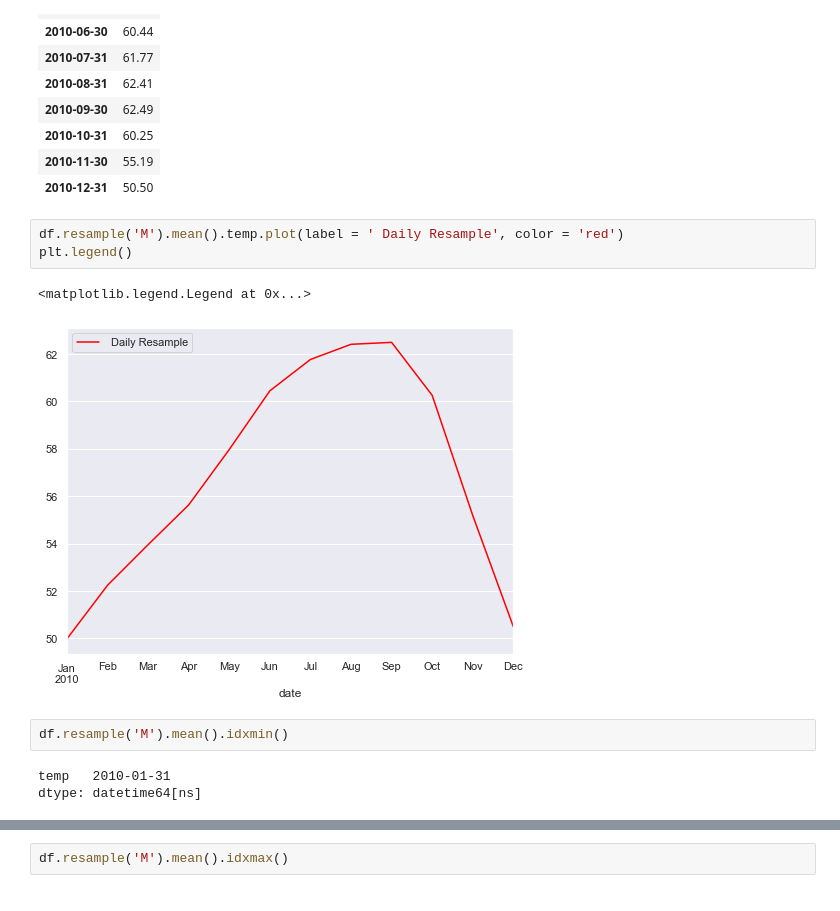
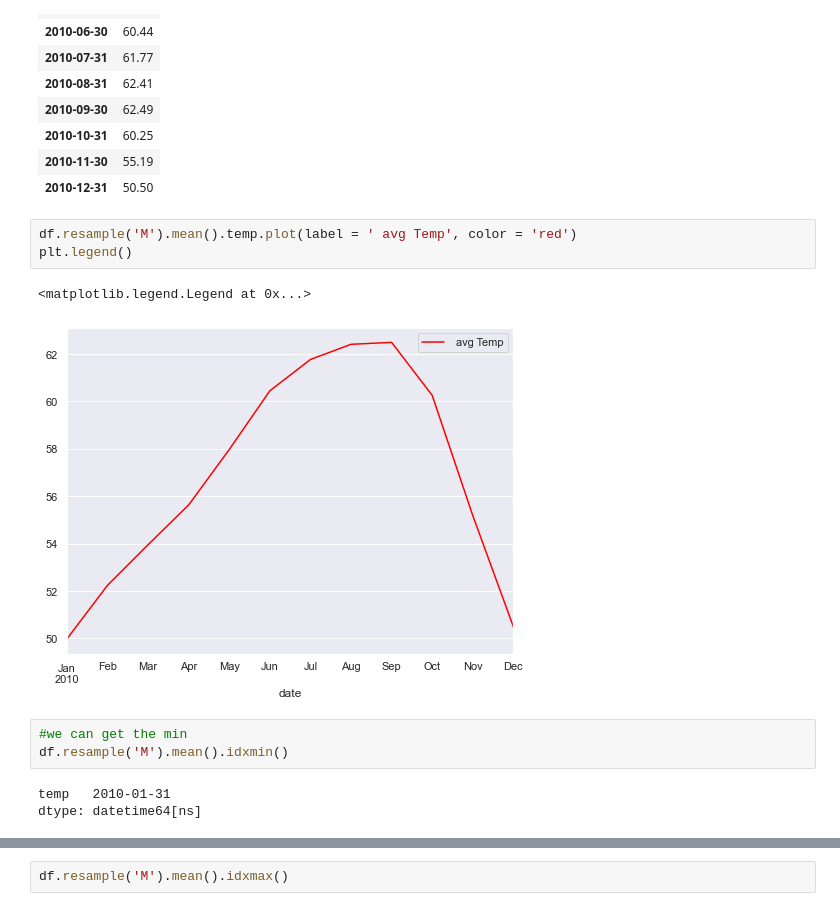
Before and after one commit to cindyvillanuevads/time-series-exercises, a Jupyter notebook: working_time_series.ipynb, the cells around one changed output, grey strips where cells are left out. Cells and saved outputs as stored; diff of their text form.

```diff
--- a/working_time_series.ipynb
+++ b/working_time_series.ipynb
@@ -114,12 +106,13 @@ df.resample('M').mean()
 | 2010-11-30 | 55.19 |
 | 2010-12-31 | 50.50 |
 # %%
-df.resample('M').mean().temp.plot(label = ' Daily Resample', color = 'red')
+df.resample('M').mean().temp.plot(label = ' avg Temp', color = 'red')
 plt.legend()
 # %% [output]
 <matplotlib.legend.Legend at 0x...>
-[figure, old version]
+[figure, new version]
 # %%
+#we can get the min
 df.resample('M').mean().idxmin()
 # %% [output]
 temp   2010-01-31
```
Also changed, not shown: parts of 83 cells of this notebook.
